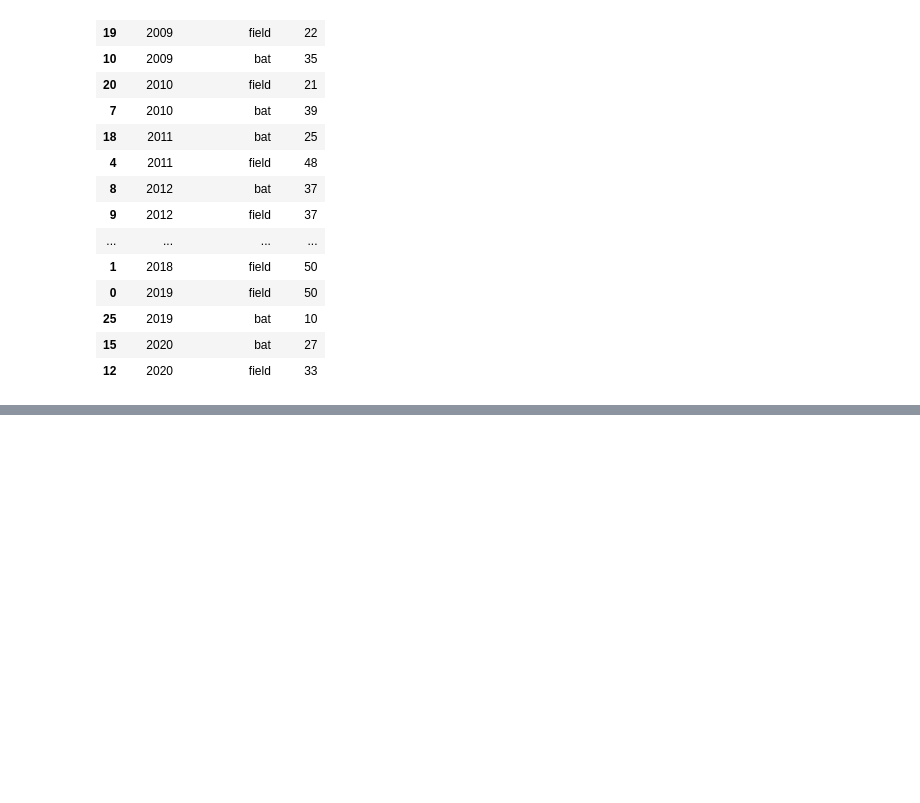
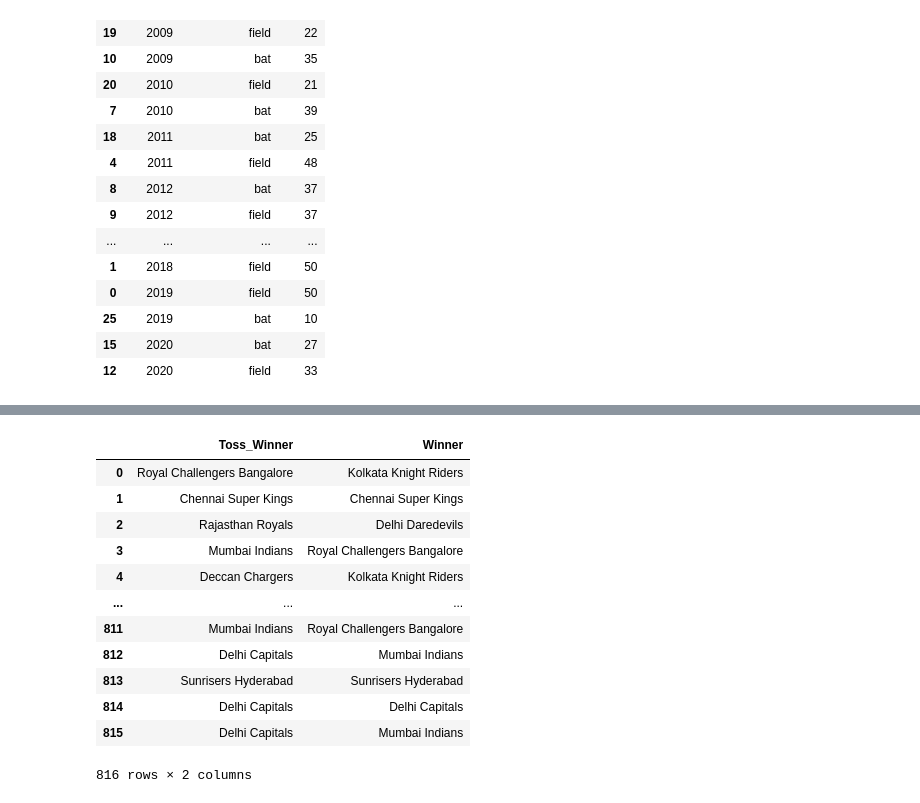
Before and after one commit to amuadhikari2057/Data_Project, a Jupyter notebook: notebook/IPL Project .ipynb, the cells around one changed output, grey strips where cells are left out. Drawn from its saved outputs; the diff is of its cells as text; code cells hidden in the pictures; blank space fills up the shorter version.

```diff
--- a/notebook/IPL Project .ipynb
+++ b/notebook/IPL Project .ipynb
@@ -202,0 +204,17 @@ sns.barplot(x = 'Season', y = 'count', hue = 'Toss_Decision', data = data)
+# %%
+data1 = matches[['Toss_Winner', 'Winner' ]]
+data1
+# %% [output]
+|  | Toss_Winner | Winner |
+| 0 | Royal Challengers Bangalore | Kolkata Knight Riders |
+| 1 | Chennai Super Kings | Chennai Super Kings |
+| 2 | Rajasthan Royals | Delhi Daredevils |
+| 3 | Mumbai Indians | Royal Challengers Bangalore |
+| 4 | Deccan Chargers | Kolkata Knight Riders |
+| ... | ... | ... |
+| 811 | Mumbai Indians | Royal Challengers Bangalore |
+| 812 | Delhi Capitals | Mumbai Indians |
+| 813 | Sunrisers Hyderabad | Sunrisers Hyderabad |
+| 814 | Delhi Capitals | Delhi Capitals |
+| 815 | Delhi Capitals | Mumbai Indians |
+816 rows × 2 columns
```
Also changed, not shown: parts of 9 cells of this notebook.
